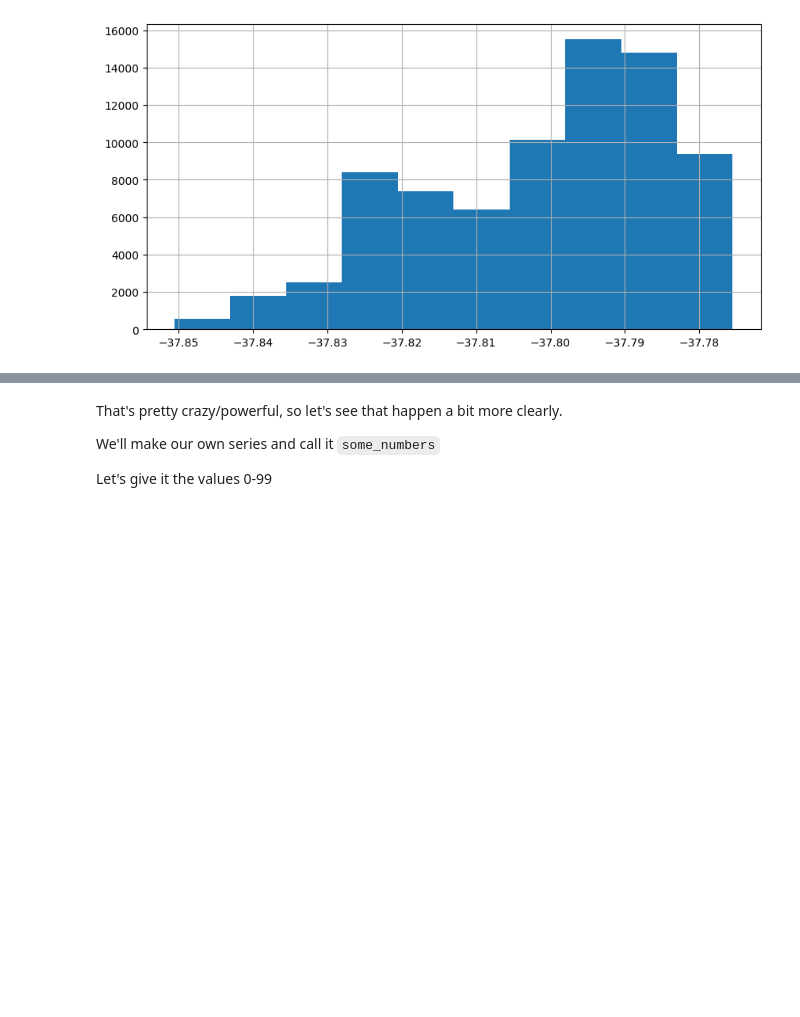
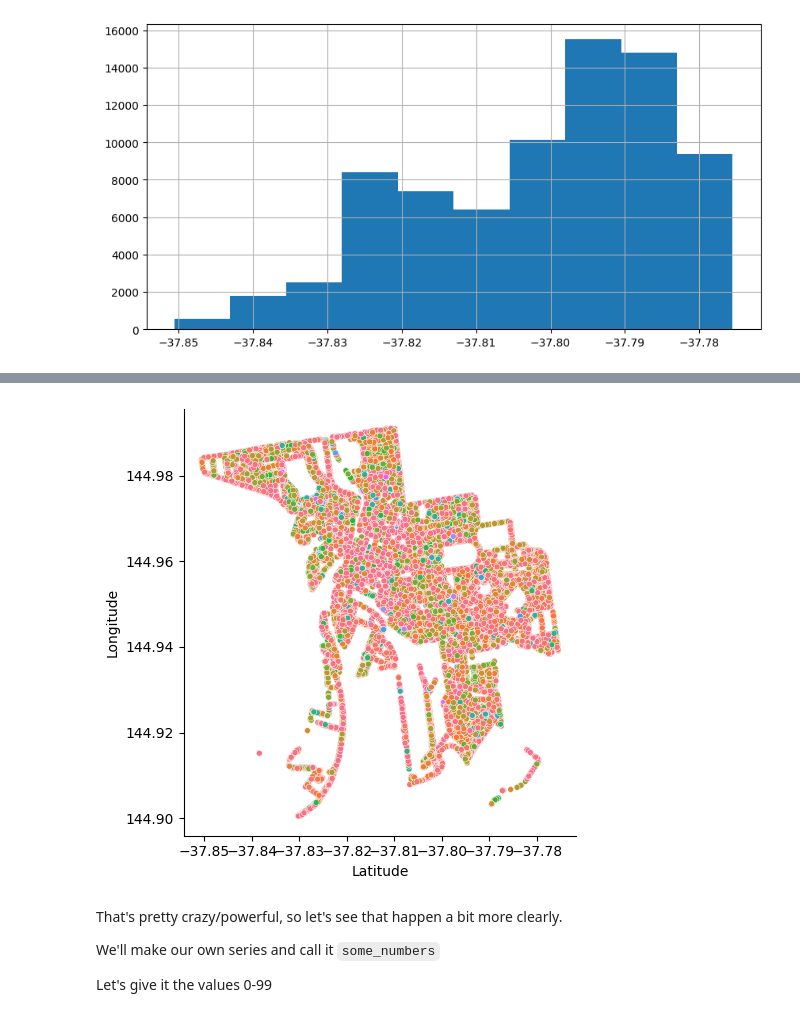
Before and after one commit to YienYan/tree_data, a Jupyter notebook: my_data.ipynb, the cells around one changed output, grey strips where cells are left out. Saved outputs shown, nothing was run; the diff lists cells and outputs as text; code cells hidden in the pictures; blank space fills up the shorter version.

```diff
--- a/my_data.ipynb
+++ b/my_data.ipynb
@@ -160,3 +166,8 @@ tdf.Latitude[tdf.Latitude < 3000].hist()
+# %%
+sns.relplot(data=tdf, x='Latitude', y='Longitude', hue='Common Name', size=1, legend=False)
+plt.show()
+# %% [output]
+[figure, added]
 # %% [markdown]
 That's pretty crazy/powerful, so let's see that happen a bit more clearly.
 
```
Also changed, not shown: parts of 5 cells of this notebook.
